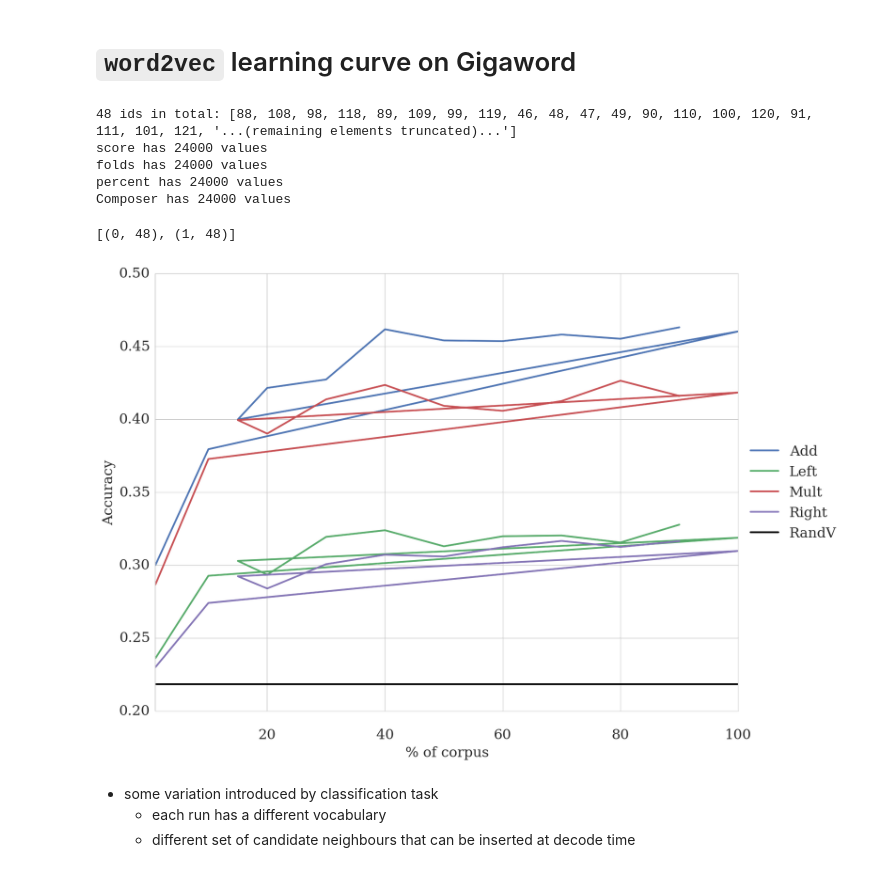
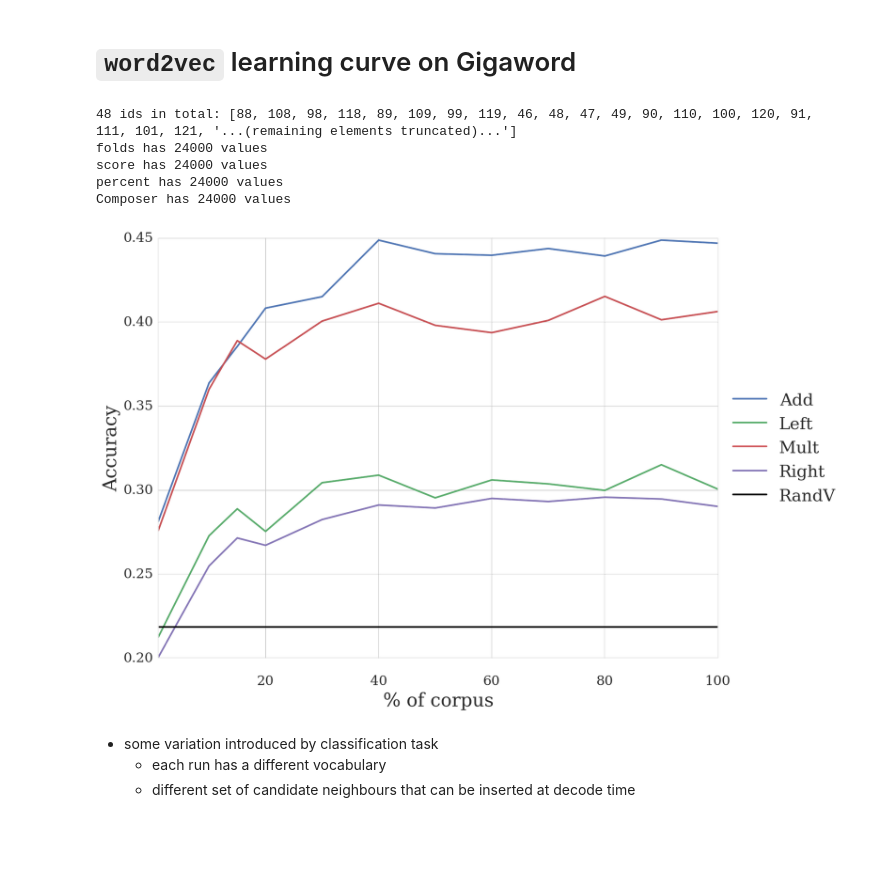
Before and after one commit to mbatchkarov/ExpLosion, a Jupyter notebook: notebooks/effect_of_unlabelled_size.ipynb, the cells around one changed output. Saved outputs shown, nothing was run; the diff lists cells and outputs as text; code cells hidden in the pictures; blank space fills up the shorter version.

```diff
--- a/notebooks/effect_of_unlabelled_size.ipynb
+++ b/notebooks/effect_of_unlabelled_size.ipynb
@@ -37,32 +37,33 @@ def get_exp_ids_for_varying_amounts_of_unlabelled(corpus='amazon_grouped-tagged'
 corpus='amazon_grouped-tagged'
 ids = get_exp_ids_for_varying_amounts_of_unlabelled()
 print(len(ids), 'ids in total:', ids)
-df = dataframe_from_exp_ids(ids, {'Composer':'expansions__vectors__composer',
-                                   'percent':'expansions__vectors__unlabelled_percentage'})
+cols = {'Composer':'expansions__vectors__composer',
+        'percent':'expansions__vectors__unlabelled_percentage'}
+df = dataframe_from_exp_ids(ids, cols).convert_objects(convert_numeric=True)
 df[df.folds==0].to_html('tmp.html')
+df.to_csv('tmp.csv')
 # %% [output]
 48 ids in total: [88, 108, 98, 118, 89, 109, 99, 119, 46, 48, 47, 49, 90, 110, 100, 120, 91, 111, 101, 121, '...(remaining elements truncated)...']
+folds has 24000 values
 score has 24000 values
-folds has 24000 values
 percent has 24000 values
 Composer has 24000 values
-[(0, 48), (1, 48)]
 # %%
-ax = sns.tsplot(df, time='percent', condition='Composer', value='score', unit='folds',
+ax = sns.tsplot(df[df.folds==0], time='percent', condition='Composer', value='score', unit='folds',
                 err_style=['ci_bars'], n_boot=1);
 # _ = ax.set_title('Performance vs Amount of unlabelled data');
 # _ = ax.set(ylim=(.5, .8))
 # _ = ax.set(xlim=(None, 10)) # zoom in on the left hand size
 
 # remove axis labels
 ax.set(xlabel='% of corpus', ylabel='Accuracy')
 
 # random baseline
 plt.axhline(random_vect_baseline(), label='RandV', color='black')
 plt.legend(loc='center left',  bbox_to_anchor=(1, 0.5))
 plt.savefig('plot-w2v_learning_curve_amazon.pdf', format='pdf', dpi=300, bbox_inches='tight', pad_inches=0.1)
 # %% [output]
-[figure, old version]
+[figure, new version]
 # %% [markdown]
  - some variation introduced by classification task
    - each run has a different vocabulary
```
Also changed, not shown: parts of 1 cell of this notebook, 2 other files.
